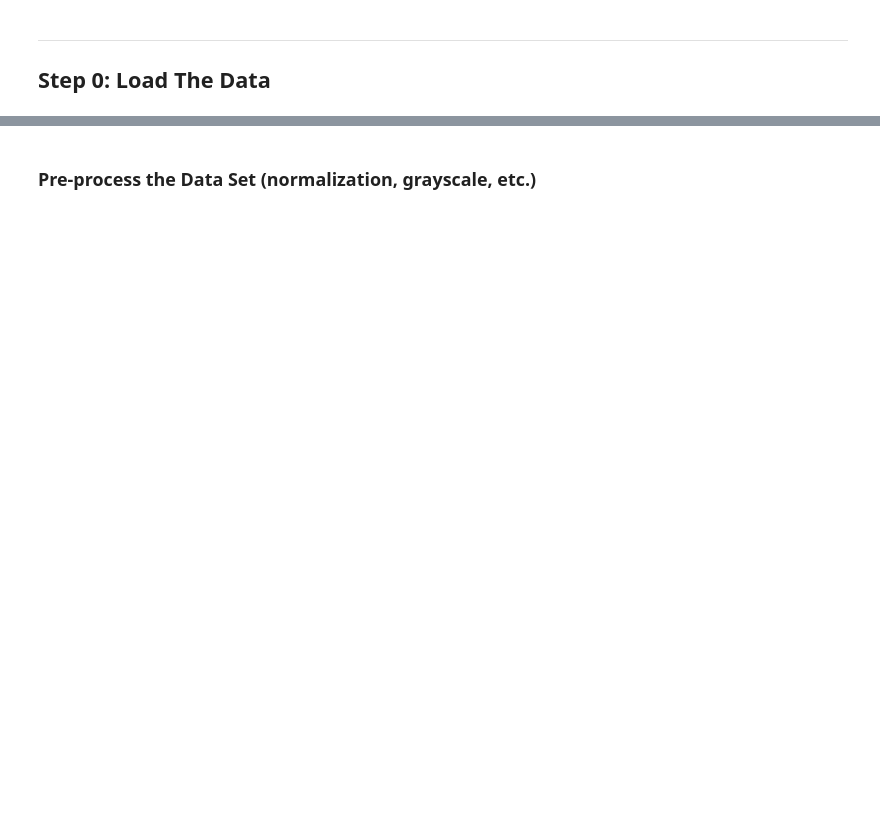
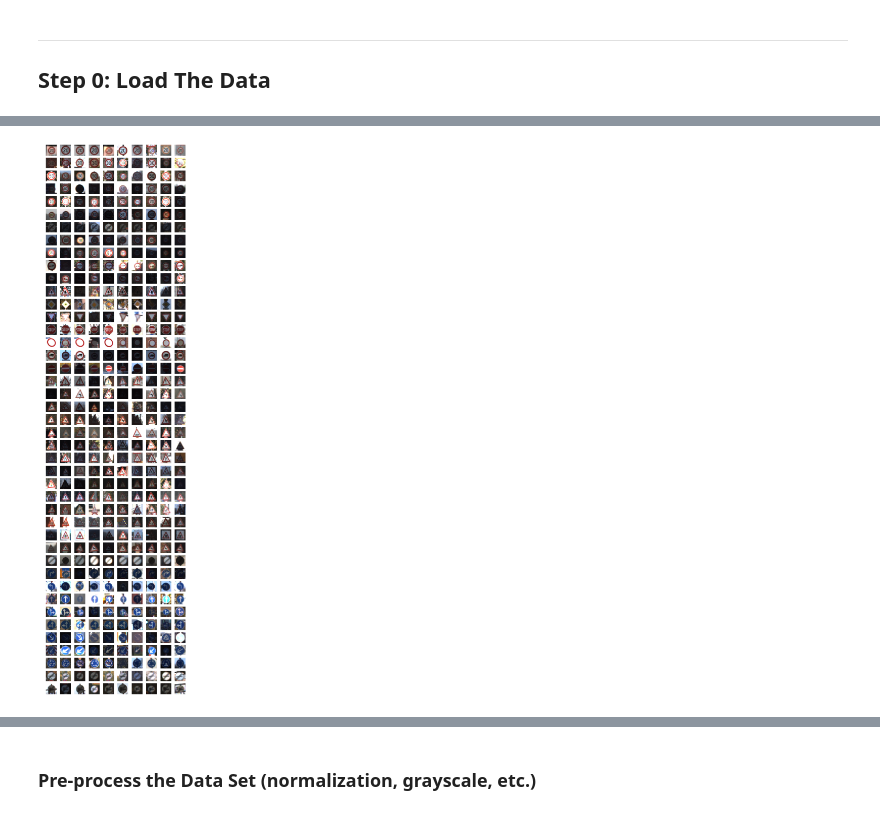
Before and after one commit to hparik11/German-Traffic-Sign-Recognition, a Jupyter notebook: Traffic_Sign_Classifier.ipynb, the cells around one changed output, grey strips where cells are left out. Saved outputs shown, nothing was run; the diff lists cells and outputs as text; code cells hidden in the pictures; blank space fills up the shorter version.

```diff
--- a/Traffic_Sign_Classifier.ipynb
+++ b/Traffic_Sign_Classifier.ipynb
@@ -371,0 +135,29 @@ Here is an example of a [published baseline model on this problem](http://yann.l
+# %%
+def get_random_samples(n_max=1):
+    selected = list()
+
+    for current_label in range(43):
+        found=0
+        while found<n_max:
+            ii = np.random.randint(len(y_train))
+
+            if current_label == y_train[ii]:
+                selected.append(ii)
+                found+=1
+
+
+    assert len(selected) ==  43*n_max
+    return list(selected)
+# %%
+plt.figure(figsize=(10,40))
+count=0
+cols = 10
+for ii in get_random_samples(cols):
+    count+=1
+    plt.subplot(43,cols,count)
+    plt.imshow(X_train[ii])
+    plt.axis('off')
+# plt.tight_layout()
+plt.savefig('plots/random_examples.png',bbox_inches='tight')
+# %% [output]
+[figure, added]
```
Also changed, not shown: parts of 80 cells of this notebook, 7 other files.
